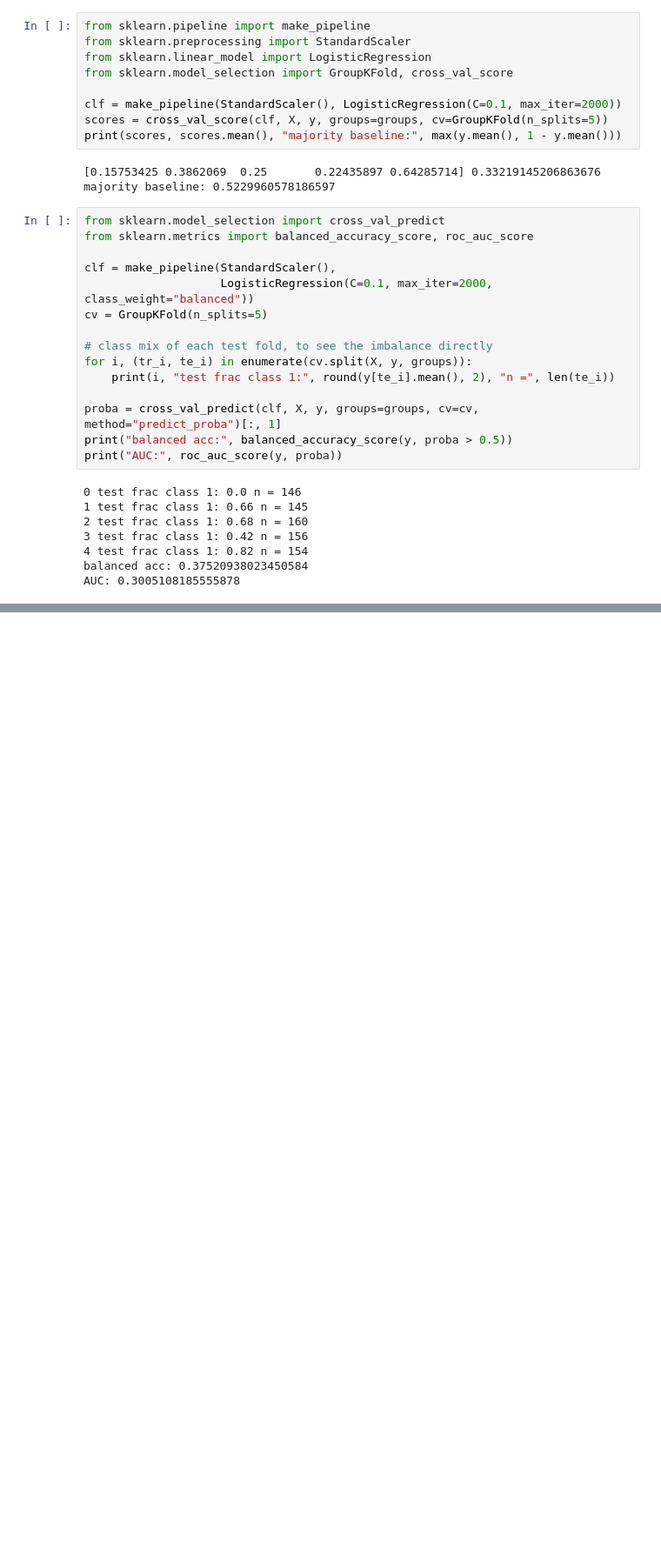
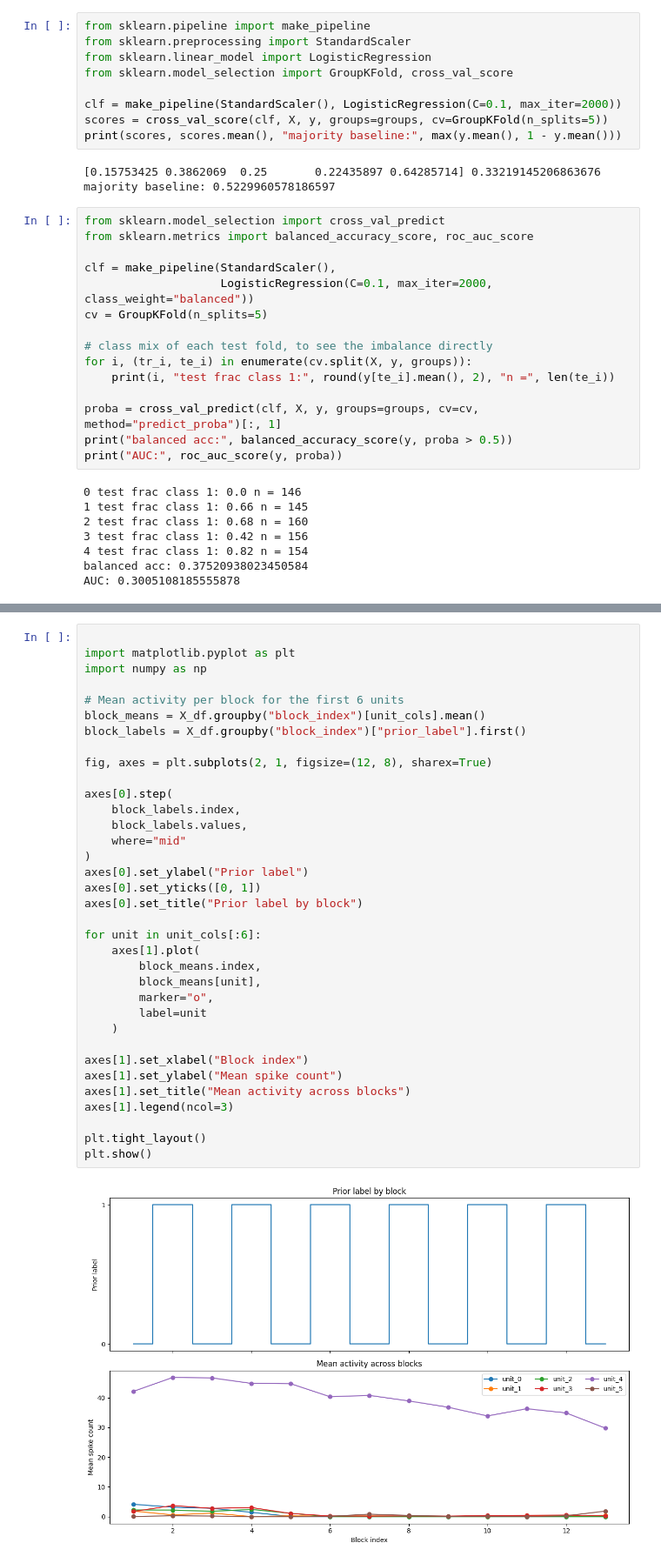
Before and after one commit to mauryaswasti8-droid/Ascendra, a Jupyter notebook: ibl_bwm_explore.ipynb, the cells around one changed output, grey strips where cells are left out. Shown at 87% size. Drawn from its saved outputs; the diff is of its cells as text; blank space fills up the shorter version.

```diff
--- a/ibl_bwm_explore.ipynb
+++ b/ibl_bwm_explore.ipynb
@@ -244,0 +1094,37 @@ AUC: 0.3005108185555878
+# %%
+
+import matplotlib.pyplot as plt
+import numpy as np
+
+# Mean activity per block for the first 6 units
+block_means = X_df.groupby("block_index")[unit_cols].mean()
+block_labels = X_df.groupby("block_index")["prior_label"].first()
+
+fig, axes = plt.subplots(2, 1, figsize=(12, 8), sharex=True)
+
+axes[0].step(
+    block_labels.index,
+    block_labels.values,
+    where="mid"
+)
+axes[0].set_ylabel("Prior label")
+axes[0].set_yticks([0, 1])
+axes[0].set_title("Prior label by block")
+
+for unit in unit_cols[:6]:
+    axes[1].plot(
+        block_means.index,
+        block_means[unit],
+        marker="o",
+        label=unit
+    )
+
+axes[1].set_xlabel("Block index")
+axes[1].set_ylabel("Mean spike count")
+axes[1].set_title("Mean activity across blocks")
+axes[1].legend(ncol=3)
+
+plt.tight_layout()
+plt.show()
+# %% [output]
+[figure, added]
```
Also changed, not shown: parts of 31 cells of this notebook.
